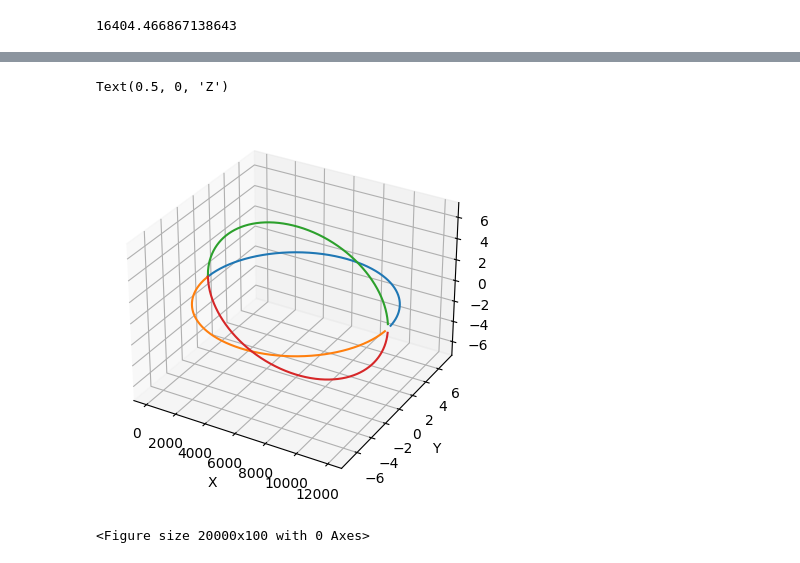
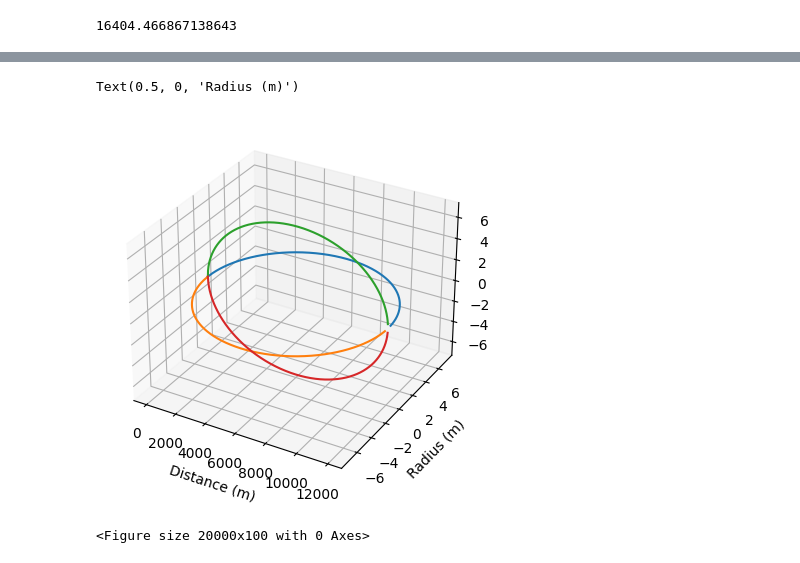
Before and after one commit to Joinatan/wireless_systems, a Jupyter notebook: link_budget/case_stude1.ipynb, the cells around one changed output, grey strips where cells are left out. Cells and saved outputs as stored; diff of their text form; code cells hidden in the pictures.

```diff
--- a/link_budget/case_stude1.ipynb
+++ b/link_budget/case_stude1.ipynb
@@ -164,7 +186,7 @@ print('plane earth:', to_dB(power_received_plane_earth))
 def free_space(distance, power_transmit, antenna_gain, wavelength):
     return (Tx_power * antenna_gain**2 * wavelength**2)/(4*np.pi * distance)**2
 def path_loss_exponent(distance, power_transmit, antenna_gain, wavelength, k):
-    return (Tx_power * antenna_gain**2 * wavelength**2)/(4*np.pi * distance)**k
+    return (Tx_power * antenna_gain**2 * wavelength**2)/((4*np.pi)**2 * distance**k)
 def plane_earth(distance, h_1, h_2, power_transmit, antenna_areaR, wavelength):
     return (Tx_power * antenna_gain* antenna_area * (np.sin(2 * np.pi *  h_1 * h_2/(wavelength*distance)))**2/(np.pi*distance**2))
 
@@ -232,0 +219,35 @@ plt.legend()
+# %%
+dias = [0.3, 0.6, 0.9]
+di = ['30', '60', '90']
+power_recieved_plane_earthLIST = []
+power_recieved_free_spaceLIST = []
+power_recieved_pathexpLIST = []
+SNR_linkLIST = []
+
+for i in range(0, 3):
+    antenna_area = (0.57 * np.pi * dias[i]**2)/4
+    antenna_gain = (4 * np.pi * antenna_area)/wavelength**2
+    power_recieved_free_spaceLIST.append(to_dB(free_space(distance, Tx_power, antenna_gain, wavelength)))
+    power_recieved_pathexpLIST.append(to_dB(path_loss_exponent(distance, Tx_power, antenna_gain, wavelength, 2.7)))
+    power_recieved_plane_earthLIST.append(to_dB(plane_earth(distance, h_1, h_2, Tx_power, antenna_area, wavelength)))
+    SNR_linkLIST.append(power_recieved_pathexpLIST[i]/(290 * 1.38e-23 * 55e6 * 10**(noise_factor_receiver/10)))
+## NOISE
+
+width = 0.25
+plt.xticks(np.arange(3), di)
+plt.title('Comparison of antenna diameters')
+plt.ylabel('Recieved power (dBW) at 12km')
+plt.xlabel('Diameter of antenna (cm)')
+for i in range(0, 3):
+    plt.bar(i, power_recieved_plane_earthLIST[i], color='red', width = width)
+    plt.bar(i+0.1, power_recieved_free_spaceLIST[i], color='blue', width = width)
+    plt.bar(i+0.2 , power_recieved_pathexpLIST[i], color='green', width = width)
+
+plt.bar(2, power_recieved_plane_earthLIST[2], color='red', width = width, label='Plane earth')
+plt.bar(2+0.1, power_recieved_free_spaceLIST[2], color='blue', width = width, label='Free space')
+plt.bar(2+0.2 , power_recieved_pathexpLIST[2], color='green', width = width, label='Path loss exponent, 2.7')
+
+plt.plot(range(0, 3), [minimun_detectable_signal]*3, linestyle='dotted', label='Reciever minimum detectable signal')
+plt.legend()
+print(power_recieved_pathexpLIST[2])
+print(power_recieved_pathexpLIST[0] - to_dB(noise))
@@ -233,29 +258,29 @@ plt.legend()
 # %%
 #FRESNEL ZONES 3D
 def calculate_fresnelZones(d_1, d_2, n = 1):
     return np.sqrt(n * wavelength * (d_1* d_2)/ (d_1+ d_2))
 
 fresnel_bound1 = []
 for i in range(0, 12000, 10):
     fresnel_bound1.append(calculate_fresnelZones(distance - i, i, 1))
 #print(fresnel_bound1)
 negative_fresnel_bound1 = [x*-1 for x in fresnel_bound1]
 
 #3D
 x = [x for x in range(0, 12000 ,10)]
 ax = plt.figure().add_subplot(projection='3d')
 #plt.figure(figsize=(10))
 ax.plot(x, fresnel_bound1, linestyle='solid')
 ax.plot(x, negative_fresnel_bound1, linestyle = 'solid')
 ax.plot(x, [0 for x in range(0, 12000, 10)], fresnel_bound1, linestyle = 'solid')
 ax.plot(x, [0 for x in range(0, 12000, 10)], negative_fresnel_bound1, linestyle = 'solid')
 #ax.set_xticks()
-ax.set_xlabel('X')
-ax.set_ylabel('Y')
-ax.set_zlabel('Z')
+ax.set_xlabel('Distance (m)')
+ax.set_ylabel('Radius (m)')
+ax.set_zlabel('Radius (m)')
 # %% [output]
-Text(0.5, 0, 'Z')
+Text(0.5, 0, 'Radius (m)')
-[figure, old version]
+[figure, new version]
 # %%
 #2D fresnel zones
 fresnel_bound2 = []
```
Also changed, not shown: parts of 12 cells of this notebook, 1 other file.
